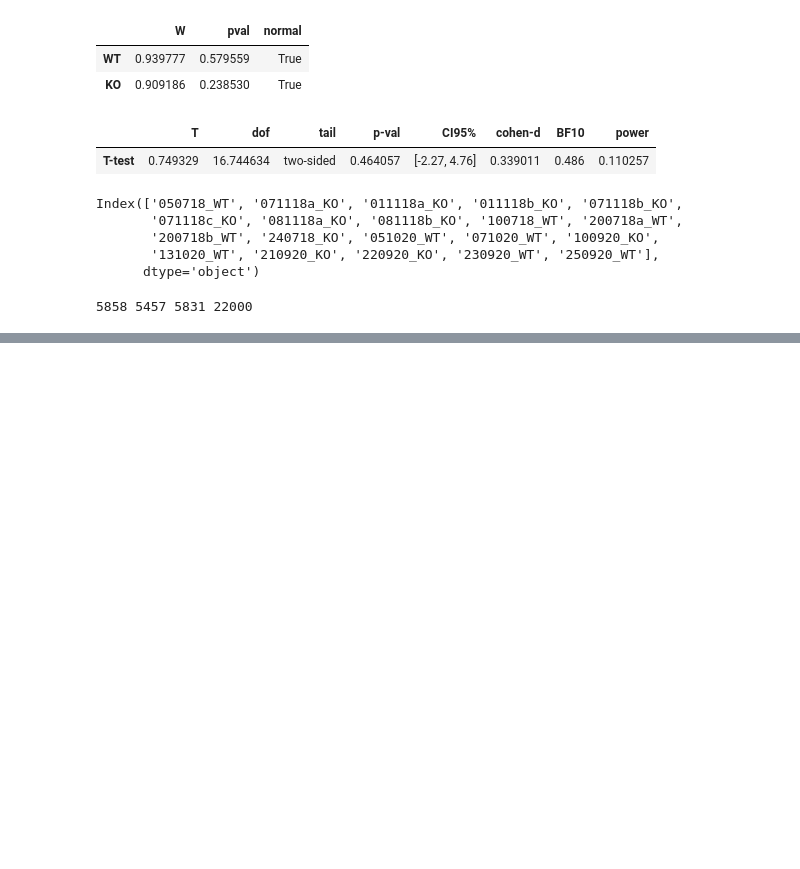
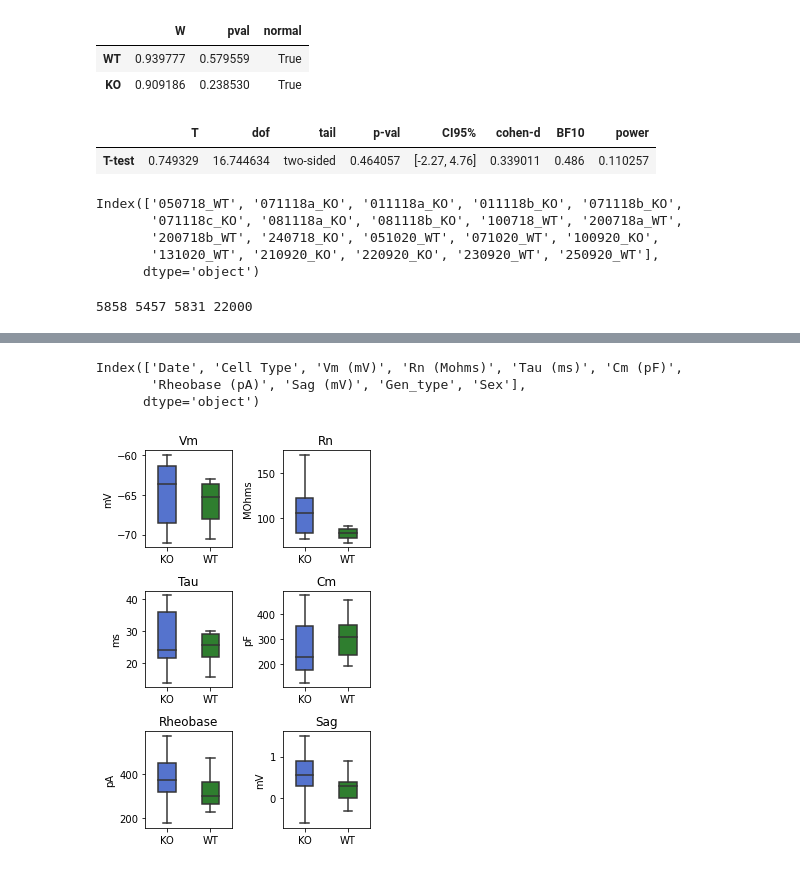
Before and after one commit to FMendezSlc/NeuroPy, a Jupyter notebook: Patch_analysis.ipynb, the cells around one changed output, grey strips where cells are left out. Saved outputs shown, nothing was run; the diff lists cells and outputs as text; code cells hidden in the pictures; blank space fills up the shorter version.

```diff
--- a/Patch_analysis.ipynb
+++ b/Patch_analysis.ipynb
@@ -145,2 +145,39 @@ plt.tight_layout()
 # %%
 ecdf_fig.savefig('/Users/labc02/Documents/PDCB_data/Behavior/Figures/sPSC_fig.svg')
+# %%
+int_chars = pd.read_csv('/Users/labc02/Documents/PDCB_data/Patch_CA3_Int.csv')
+# %%
+int_chars.columns
+# %% [output]
+Index(['Date', 'Cell Type', 'Vm (mV)', 'Rn (Mohms)', 'Tau (ms)', 'Cm (pF)',
+       'Rheobase (pA)', 'Sag (mV)', 'Gen_type', 'Sex'],
+      dtype='object')
+# %%
+int_CA3, axs = plt.subplots(3,2, figsize= (4,6))
+sns.boxplot(data = int_chars, x = 'Gen_type', y = 'Vm (mV)', width = 0.4, ax = axs[0,0], palette=['royalblue', 'forestgreen'], showfliers = False)
+axs[0,0].set_title('Vm')
+axs[0,0].set_ylabel('mV')
+axs[0,0].set_xlabel('')
+sns.boxplot(data = int_chars, x = 'Gen_type', y = 'Rn (Mohms)', width = 0.4, ax = axs[0,1], palette=['royalblue', 'forestgreen'], showfliers = False)
+axs[0,1].set_title('Rn')
+axs[0,1].set_ylabel('MOhms')
+axs[0,1].set_xlabel('')
+sns.boxplot(data = int_chars, x = 'Gen_type', y = 'Tau (ms)', width = 0.4, ax = axs[1,0], palette=['royalblue', 'forestgreen'], showfliers = False)
+axs[1,0].set_title('Tau')
+axs[1,0].set_ylabel('ms')
+axs[1,0].set_xlabel('')
+sns.boxplot(data = int_chars, x = 'Gen_type', y = 'Cm (pF)', width = 0.4, ax = axs[1,1], palette=['royalblue', 'forestgreen'], showfliers = False)
+axs[1,1].set_title('Cm')
+axs[1,1].set_ylabel('pF')
+axs[1,1].set_xlabel('')
+sns.boxplot(data = int_chars, x = 'Gen_type', y = 'Rheobase (pA)', width = 0.4, ax = axs[2,0], palette=['royalblue', 'forestgreen'], showfliers = False)
+axs[2,0].set_title('Rheobase')
+axs[2,0].set_ylabel('pA')
+axs[2,0].set_xlabel('')
+sns.boxplot(data = int_chars, x = 'Gen_type', y = 'Sag (mV)', width = 0.4, ax = axs[2,1], palette=['royalblue', 'forestgreen'], showfliers = False)
+axs[2,1].set_title('Sag')
+axs[2,1].set_ylabel('mV')
+axs[2,1].set_xlabel('')
+plt.tight_layout()
+# %% [output]
+[figure, added]
```
Also changed, not shown: parts of 31 cells of this notebook, 2 other files.
